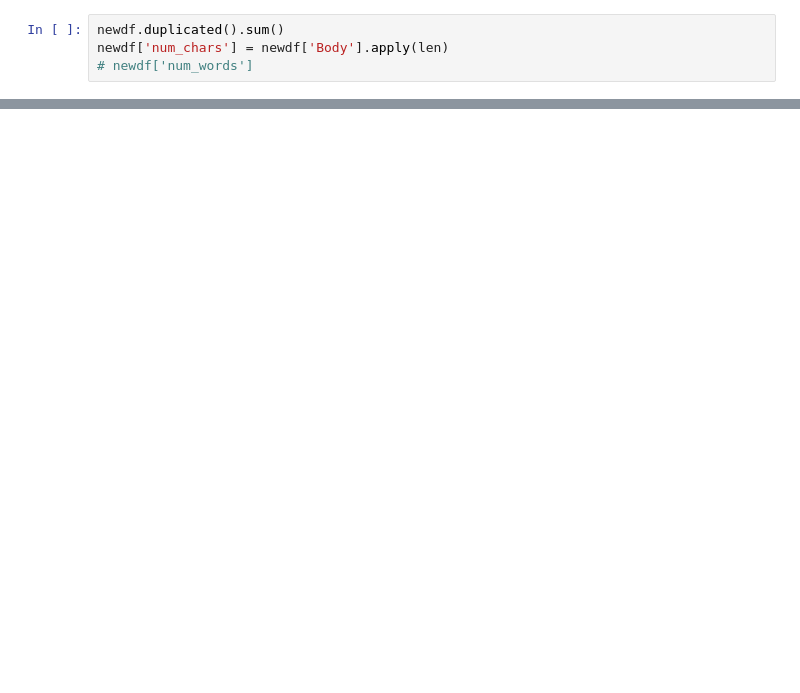
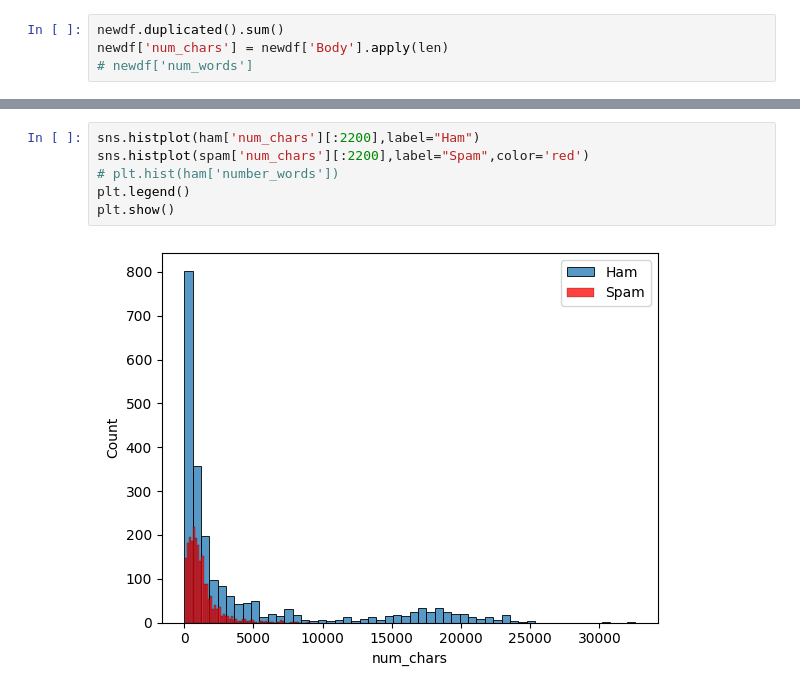
Before and after one commit to GSPune/ML-Lab-Work, a Jupyter notebook: Spam Detection/spamD.ipynb, the cells around one changed output, grey strips where cells are left out. Cells and saved outputs as stored; diff of their text form; blank space fills up the shorter version.

```diff
--- a/Spam Detection/spamD.ipynb
+++ b/Spam Detection/spamD.ipynb
@@ -82,0 +217,8 @@ dill.dump_session('notebook_env.ipynb')
+# %%
+sns.histplot(ham['num_chars'][:2200],label="Ham")
+sns.histplot(spam['num_chars'][:2200],label="Spam",color='red')
+# plt.hist(ham['number_words'])
+plt.legend()
+plt.show()
+# %% [output]
+[figure, added]
```
Also changed, not shown: parts of 22 cells of this notebook.
